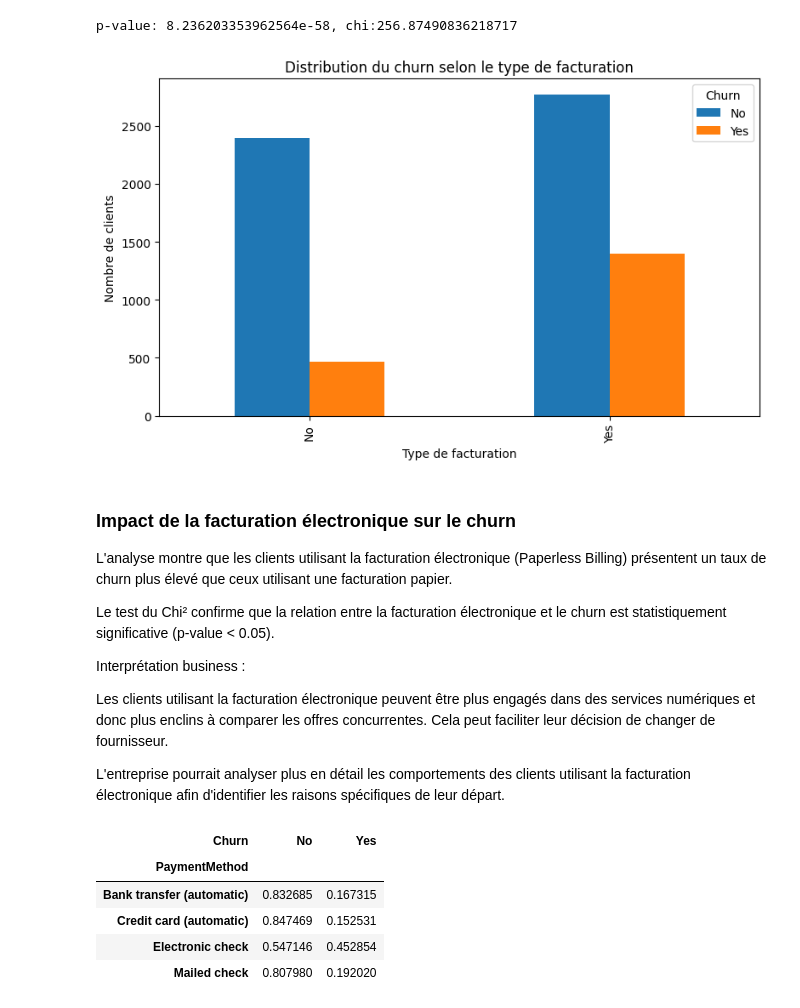
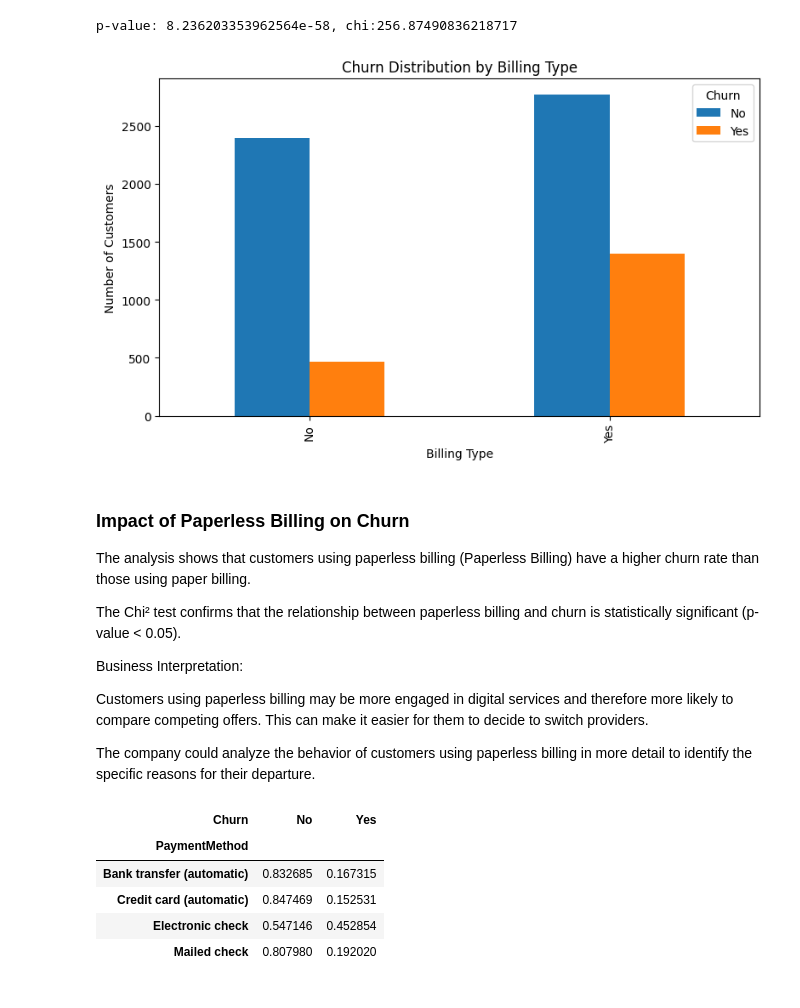
Before and after one commit to djafarou-ML/FUTURE_DS_02, a Jupyter notebook: main.ipynb, the cells around one changed output. Cells and saved outputs as stored; diff of their text form; code cells hidden in the pictures.

```diff
--- a/main.ipynb
+++ b/main.ipynb
@@ -750,34 +682,25 @@ print(f'p-value: {p}, chi:{chi2}')
 p-value: 8.236203353962564e-58, chi:256.87490836218717
 # %%
 paper.plot(kind='bar', figsize=(8,5))
-plt.xlabel('Type de facturation')
-plt.ylabel('Nombre de clients')
-plt.title('Distribution du churn selon le type de facturation')
+plt.xlabel('Billing Type')
+plt.ylabel('Number of Customers')
+plt.title('Churn Distribution by Billing Type')
 plt.tight_layout()
 plt.show()
 # %% [output]
-[figure, old version]
+[figure, new version]
 # %% [markdown]
-### Impact de la facturation électronique sur le churn
+### Impact of Paperless Billing on Churn
 
-L'analyse montre que les clients utilisant la facturation électronique
-(Paperless Billing) présentent un taux de churn plus élevé que ceux
-utilisant une facturation papier.
+The analysis shows that customers using paperless billing (Paperless Billing) have a higher churn rate than those using paper billing.
 
-Le test du Chi² confirme que la relation entre la facturation
-électronique et le churn est statistiquement significative
-(p-value < 0.05).
+The Chi² test confirms that the relationship between paperless billing and churn is statistically significant (p-value < 0.05).
 
-Interprétation business :
+Business Interpretation:
 
-Les clients utilisant la facturation électronique peuvent être plus
-engagés dans des services numériques et donc plus enclins à comparer
-les offres concurrentes. Cela peut faciliter leur décision de changer
-de fournisseur.
+Customers using paperless billing may be more engaged in digital services and therefore more likely to compare competing offers. This can make it easier for them to decide to switch providers.
 
-L'entreprise pourrait analyser plus en détail les comportements
-des clients utilisant la facturation électronique afin d'identifier
-les raisons spécifiques de leur départ.
+The company could analyze the behavior of customers using paperless billing in more detail to identify the specific reasons for their departure.
 # %%
 payement_method = pd.crosstab(df['PaymentMethod'], df['Churn'], normalize='index')
 payement_method
```
Also changed, not shown: parts of 53 cells of this notebook, 1 other file.
